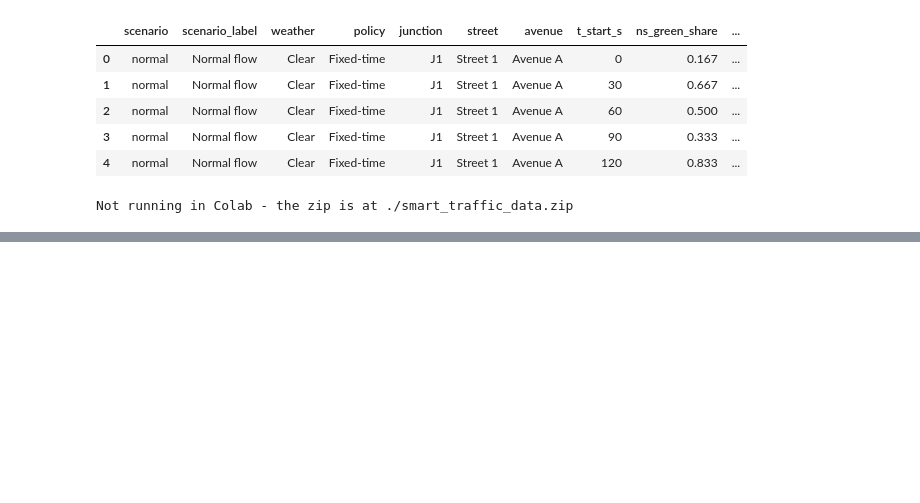
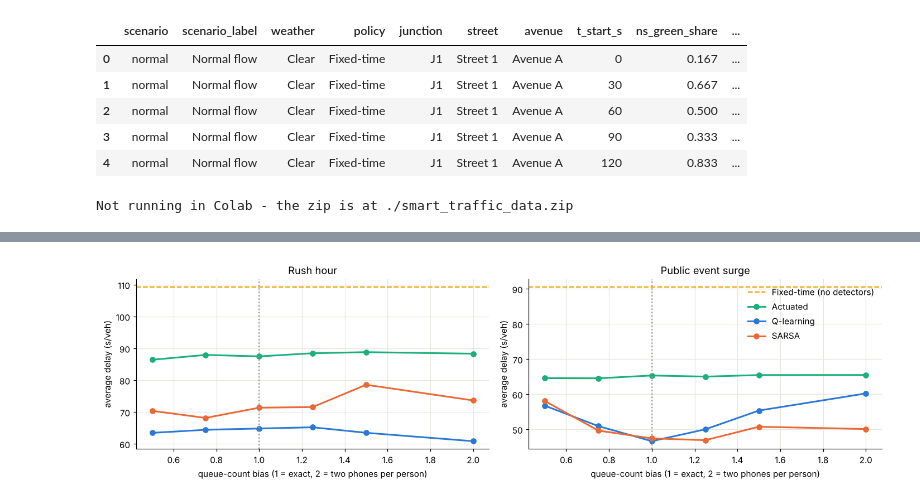
Before and after one commit to Sbot-c/Smart_Traffic_U, a Jupyter notebook: Smart_Traffic_MARL_DecisionNetwork.ipynb, the cells around one changed output, grey strips where cells are left out. Drawn from its saved outputs; the diff is of its cells as text; code cells hidden in the pictures; blank space fills up the shorter version.

```diff
--- a/Smart_Traffic_MARL_DecisionNetwork.ipynb
+++ b/Smart_Traffic_MARL_DecisionNetwork.ipynb
@@ -3582,0 +3889,13 @@ Not running in Colab - the zip is at ./smart_traffic_data.zip
+# %%
+import sensing as SN
+sens = SN.run_study(workers=2)                 # 2,072 test episodes
+sens.to_csv('data/ext_sensing.csv', index=False)
+ssum = SN.summarise(sens)
+ssum.to_csv('data/ext_sensing_summary.csv', index=False)
+nb_ = ssum[ssum.policy != 'Fixed-time'].drop_duplicates(['scenario', 'bias', 'noise'])
+print(f"RL-vs-actuated verdict unchanged in {nb_.same_verdict.mean():.0%} of {len(nb_)} scenario x sensing conditions")
+within = ssum[(ssum.policy != 'Fixed-time') & ssum.bias.between(0.75, 1.5)]
+print('mean delay change within 0.75-1.5x bias (%):',
+      within.groupby('policy').delay_change_pct.mean().round(1).to_dict())
+ssum[ssum.scenario.isin(['rush_hour', 'event_surge'])].pivot_table(
+    index=['scenario', 'bias', 'noise'], columns='policy', values='avg_delay_s').round(1)
@@ -3582,0 +3923,16 @@ Not running in Colab - the zip is at ./smart_traffic_data.zip
+# %%
+fig, axes = plt.subplots(1, 2, figsize=(13, 3.8))
+for ax, sc in zip(axes, ['rush_hour', 'event_surge']):
+    d = ssum[(ssum.scenario == sc) & (~ssum.noise)]
+    ax.axhline(d[d.policy == 'Fixed-time'].avg_delay_s.iloc[0], color=POLICY_COLORS['Fixed-time'],
+               ls='--', label='Fixed-time (no detectors)')
+    for pol in ['Actuated', 'Q-learning', 'SARSA']:
+        e = d[d.policy == pol].sort_values('bias')
+        ax.plot(e.bias, e.avg_delay_s, '-o', color=POLICY_COLORS[pol], lw=2, label=pol)
+    ax.axvline(1.0, color='#999', ls=':')
+    ax.set(title=C.SCENARIOS[sc]['label'], xlabel='queue-count bias (1 = exact, 2 = two phones per person)',
+           ylabel='average delay (s/veh)')
+axes[1].legend(frameon=False)
+plt.tight_layout(); plt.show()
+# %% [output]
+[figure, added]
```
Also changed, not shown: parts of 10 cells of this notebook, 22 other files.
